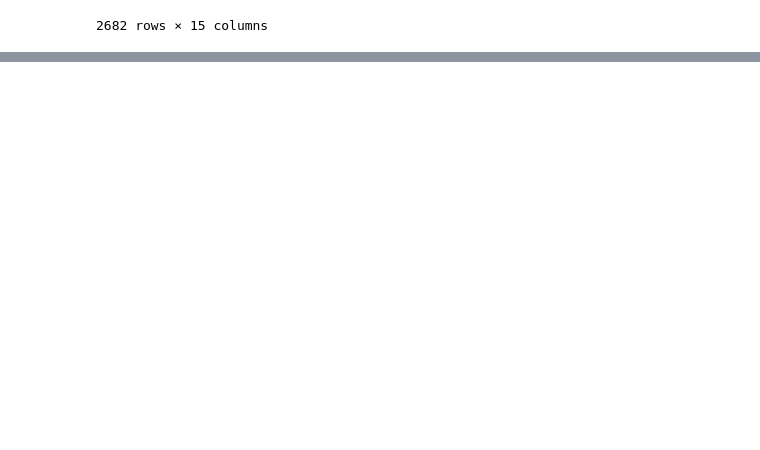
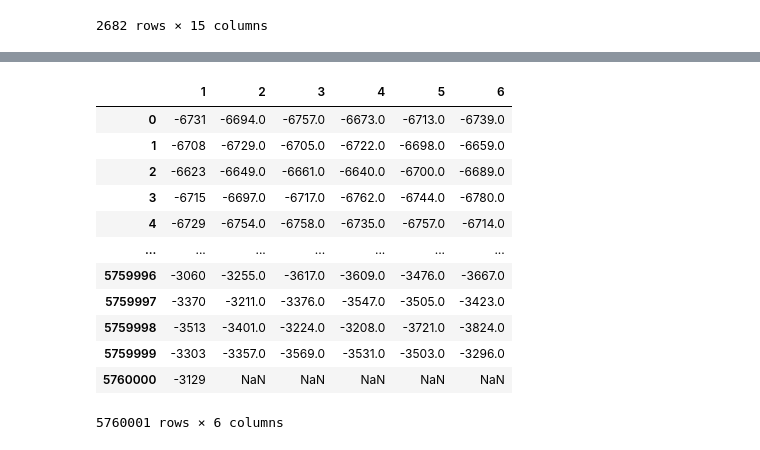
Before and after one commit to JulesssG/ml-project2, a Jupyter notebook: notebooks/First-touch.ipynb, the cells around one changed output, grey strips where cells are left out. Drawn from its saved outputs; the diff is of its cells as text; code cells hidden in the pictures; blank space fills up the shorter version.

```diff
--- a/notebooks/First-touch.ipynb
+++ b/notebooks/First-touch.ipynb
@@ -42,0 +66,18 @@ df[(df["origintime"] >= "2018-04-09 10:00:00") & (df["origintime"] <= "2018-04-1
+# %%
+data = pd.read_csv('../processed-data/first-train.slist', sep='\t', header=0, names=["1", "2", "3", "4", "5", "6"])
+# %%
+data
+# %% [output]
+|  | 1 | 2 | 3 | 4 | 5 | 6 |
+| 0 | -6731 | -6694.0 | -6757.0 | -6673.0 | -6713.0 | -6739.0 |
+| 1 | -6708 | -6729.0 | -6705.0 | -6722.0 | -6698.0 | -6659.0 |
+| 2 | -6623 | -6649.0 | -6661.0 | -6640.0 | -6700.0 | -6689.0 |
+| 3 | -6715 | -6697.0 | -6717.0 | -6762.0 | -6744.0 | -6780.0 |
+| 4 | -6729 | -6754.0 | -6758.0 | -6735.0 | -6757.0 | -6714.0 |
+| ... | ... | ... | ... | ... | ... | ... |
+| 5759996 | -3060 | -3255.0 | -3617.0 | -3609.0 | -3476.0 | -3667.0 |
+| 5759997 | -3370 | -3211.0 | -3376.0 | -3547.0 | -3505.0 | -3423.0 |
+| 5759998 | -3513 | -3401.0 | -3224.0 | -3208.0 | -3721.0 | -3824.0 |
+| 5759999 | -3303 | -3357.0 | -3569.0 | -3531.0 | -3503.0 | -3296.0 |
+| 5760000 | -3129 | NaN | NaN | NaN | NaN | NaN |
+5760001 rows × 6 columns
```
Also changed, not shown: parts of 8 cells of this notebook.
